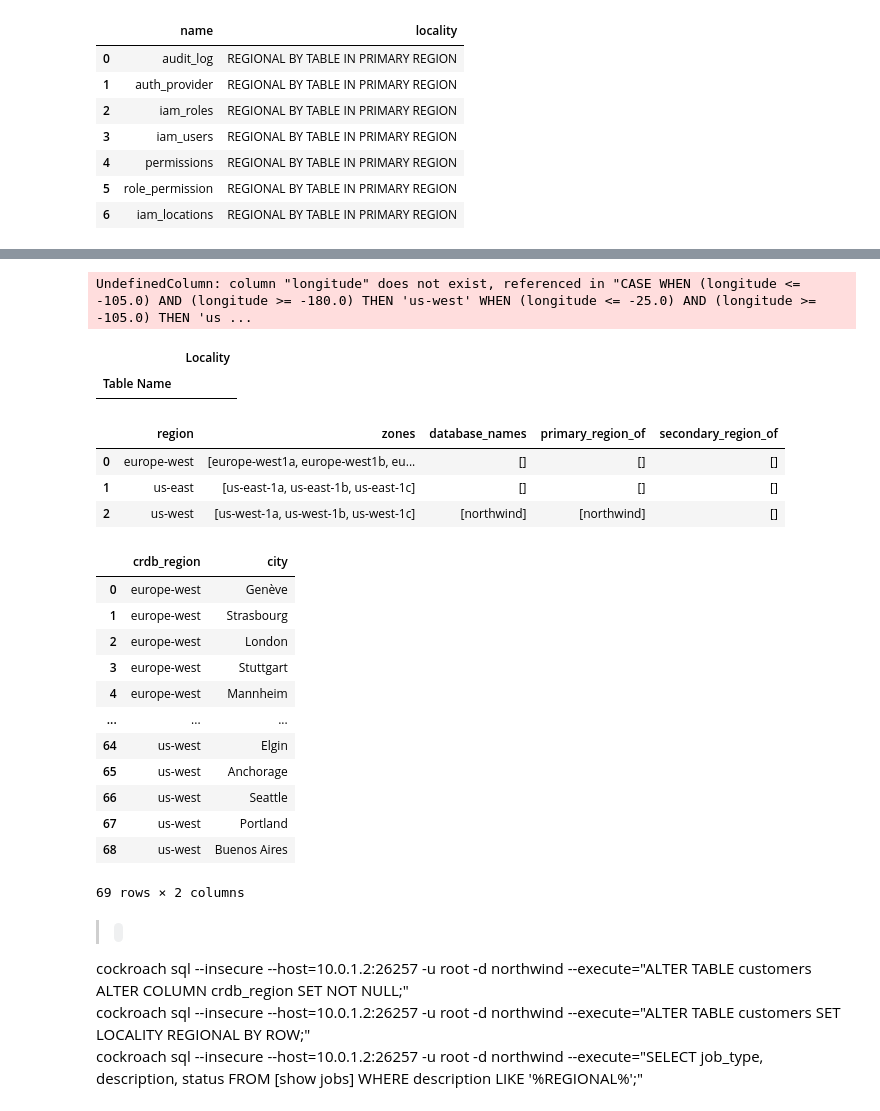
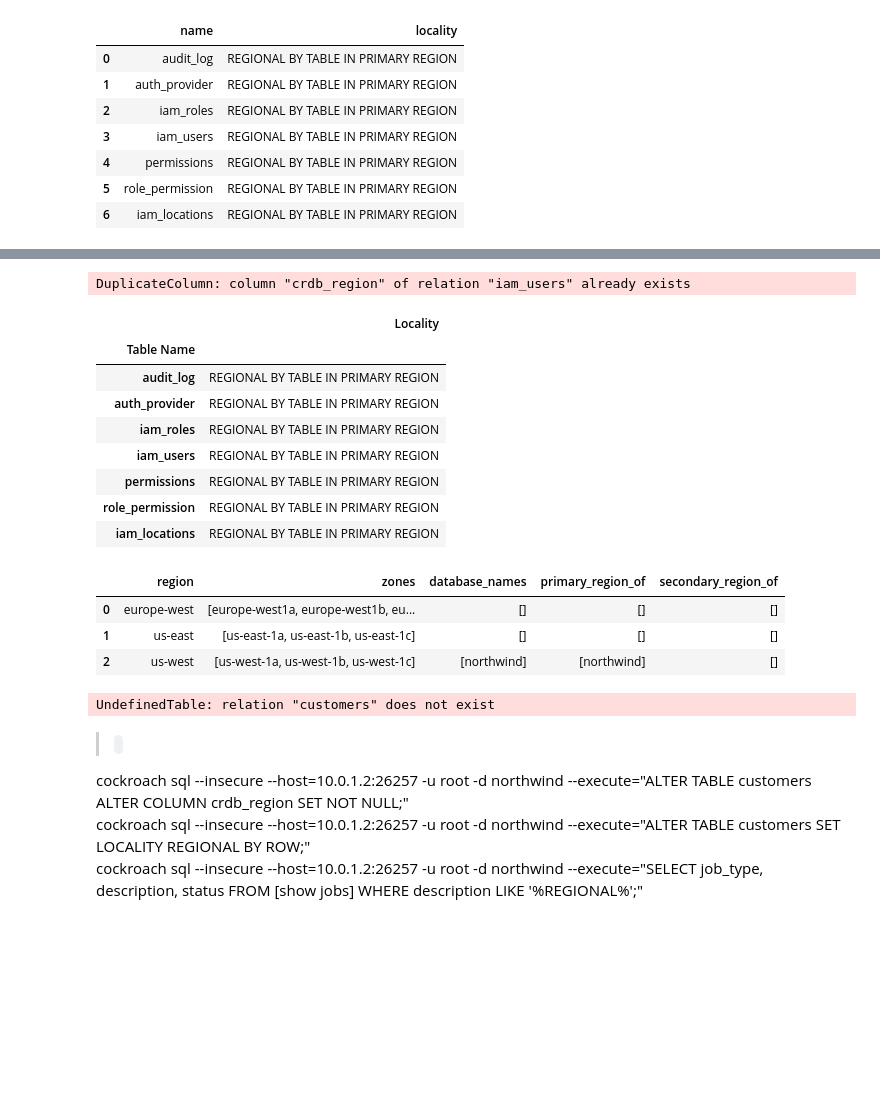
Before and after one commit to ainfanzon/Cockroach_IAM_Workshop, a Jupyter notebook: GCP_Colab_notebooks/Exercise_03.ipynb, the cells around one changed output, grey strips where cells are left out. Drawn from its saved outputs; the diff is of its cells as text; code cells hidden in the pictures; blank space fills up the shorter version.

```diff
--- a/GCP_Colab_notebooks/Exercise_03.ipynb
+++ b/GCP_Colab_notebooks/Exercise_03.ipynb
@@ -429,31 +429,38 @@ Assign rows to regions based on a given value
 cursor.execute("""
 ALTER TABLE iam_users ADD COLUMN crdb_region crdb_internal_region AS (
     CASE
-        WHEN longitude <= -105.0 and longitude >= -180.0 THEN 'us-west'
-        WHEN longitude <= -25.0 and longitude >= -105.0 THEN 'us-east'
-        WHEN longitude <= 180.0 and longitude >= -25.0 THEN 'europe'
+        WHEN node_region = 'us-west' THEN 'us-west'
+        WHEN node_region = 'us-east' THEN 'us-east'
+        WHEN node_region = 'europe' THEN 'europe'
         ELSE 'us-west'
     END
 ) STORED
 """)
 conn.commit()
 # %% [output]
-UndefinedColumn: column "longitude" does not exist, referenced in "CASE WHEN (longitude <= -105.0) AND (longitude >= -180.0) THEN 'us-west' WHEN (longitude <= -25.0) AND (longitude >= -105.0) THEN 'us ...
+DuplicateColumn: column "crdb_region" of relation "iam_users" already exists
 # %%
 cursor.execute("""
 SELECT name AS "Table Name"
      , locality AS "Locality"
 FROM crdb_internal."tables"
 WHERE schema_name='public'
-AND database_name = 'northwind'
+AND database_name = 'iam'
 """)
 result_set = cursor.fetchall()
 df_result_set = pd.DataFrame(result_set, columns=[desc[0] for desc in cursor.description])
 df_result_set.set_index('Table Name', inplace=True)
 df_result_set
 # %% [output]
 |  | Locality |
 | Table Name |  |
+| audit_log | REGIONAL BY TABLE IN PRIMARY REGION |
+| auth_provider | REGIONAL BY TABLE IN PRIMARY REGION |
+| iam_roles | REGIONAL BY TABLE IN PRIMARY REGION |
+| iam_users | REGIONAL BY TABLE IN PRIMARY REGION |
+| permissions | REGIONAL BY TABLE IN PRIMARY REGION |
+| role_permission | REGIONAL BY TABLE IN PRIMARY REGION |
+| iam_locations | REGIONAL BY TABLE IN PRIMARY REGION |
 # %%
 cursor.execute("""
 SHOW regions
@@ -469,7 +476,7 @@ df_result_set
 # %%
 cursor.execute("""
 SELECT DISTINCT crdb_region
-     , city
+     , node_region
 FROM customers
 ORDER BY crdb_region
 """)
@@ -478,19 +485,7 @@ result_set = cursor.fetchall()
 df_result_set = pd.DataFrame(result_set, columns=[desc[0] for desc in cursor.description])
 df_result_set
 # %% [output]
-|  | crdb_region | city |
-| 0 | europe-west | Genève |
-| 1 | europe-west | Strasbourg |
-| 2 | europe-west | London |
-| 3 | europe-west | Stuttgart |
-| 4 | europe-west | Mannheim |
-| ... | ... | ... |
-| 64 | us-west | Elgin |
-| 65 | us-west | Anchorage |
-| 66 | us-west | Seattle |
-| 67 | us-west | Portland |
-| 68 | us-west | Buenos Aires |
-69 rows × 2 columns
+UndefinedTable: relation "customers" does not exist
 # %% [markdown]
 
 > <code>
```
Also changed, not shown: parts of 1 cell of this notebook.
